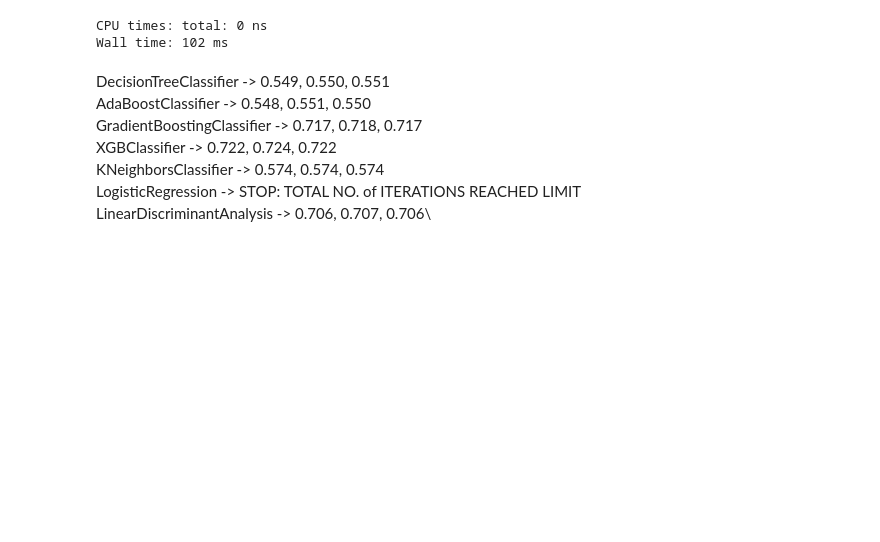
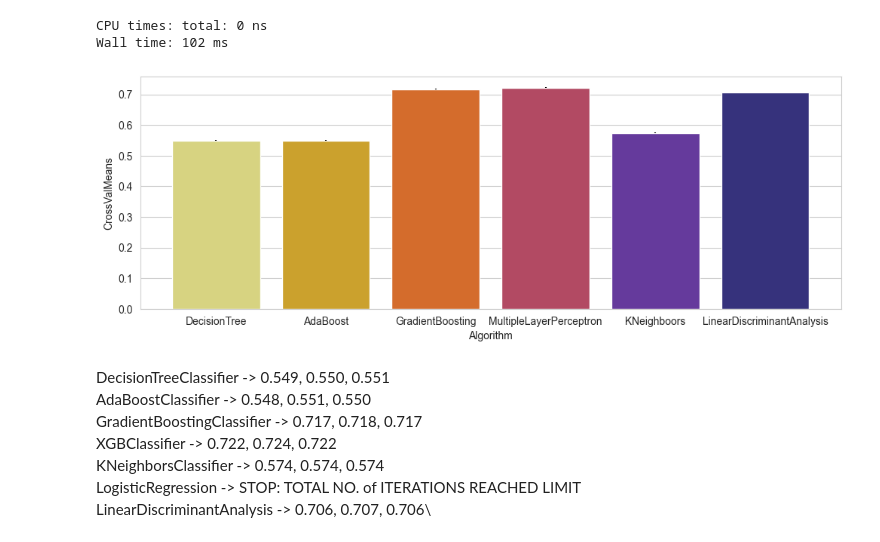
Before and after one commit to ggaleksandr/ml_test_task, a Jupyter notebook: test_task.ipynb, the cells around one changed output. Cells and saved outputs as stored; diff of their text form; code cells hidden in the pictures; blank space fills up the shorter version.

```diff
--- a/test_task.ipynb
+++ b/test_task.ipynb
@@ -335,3 +324,15 @@ Wall time: 102 ms
+# %%
+cv_res = pd.DataFrame(
+    {"CrossValMeans": cv_means, "CrossValerrors": cv_std, "Algorithm": ["DecisionTree","AdaBoost","GradientBoosting","MultipleLayerPerceptron","KNeighboors","LinearDiscriminantAnalysis"]})
+
+plt.figure(figsize=(12, 4))
+ax = sns.barplot(x='Algorithm', y='CrossValMeans', data=cv_res, palette='CMRmap_r')
+x_coords = [p.get_x() + 0.5 * p.get_width() for p in ax.patches]
+y_coords = [p.get_height() for p in ax.patches]
+ax.errorbar(x=x_coords, y=y_coords, yerr=cv_res["CrossValerrors"], fmt="none", c="k")
+plt.show()
+# %% [output]
+[figure, added]
 # %% [markdown]
 DecisionTreeClassifier -> 0.549, 0.550, 0.551\
 AdaBoostClassifier -> 0.548, 0.551, 0.550\
```
Also changed, not shown: parts of 9 cells of this notebook.
